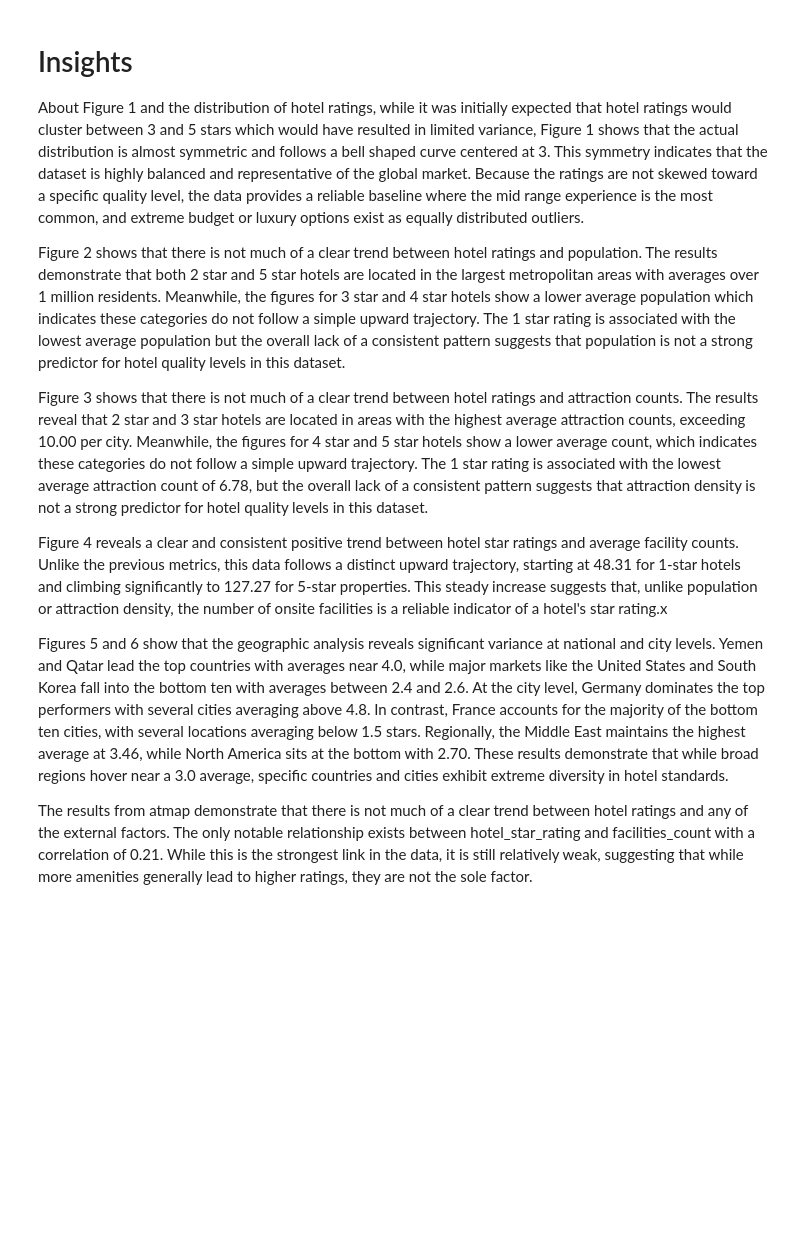
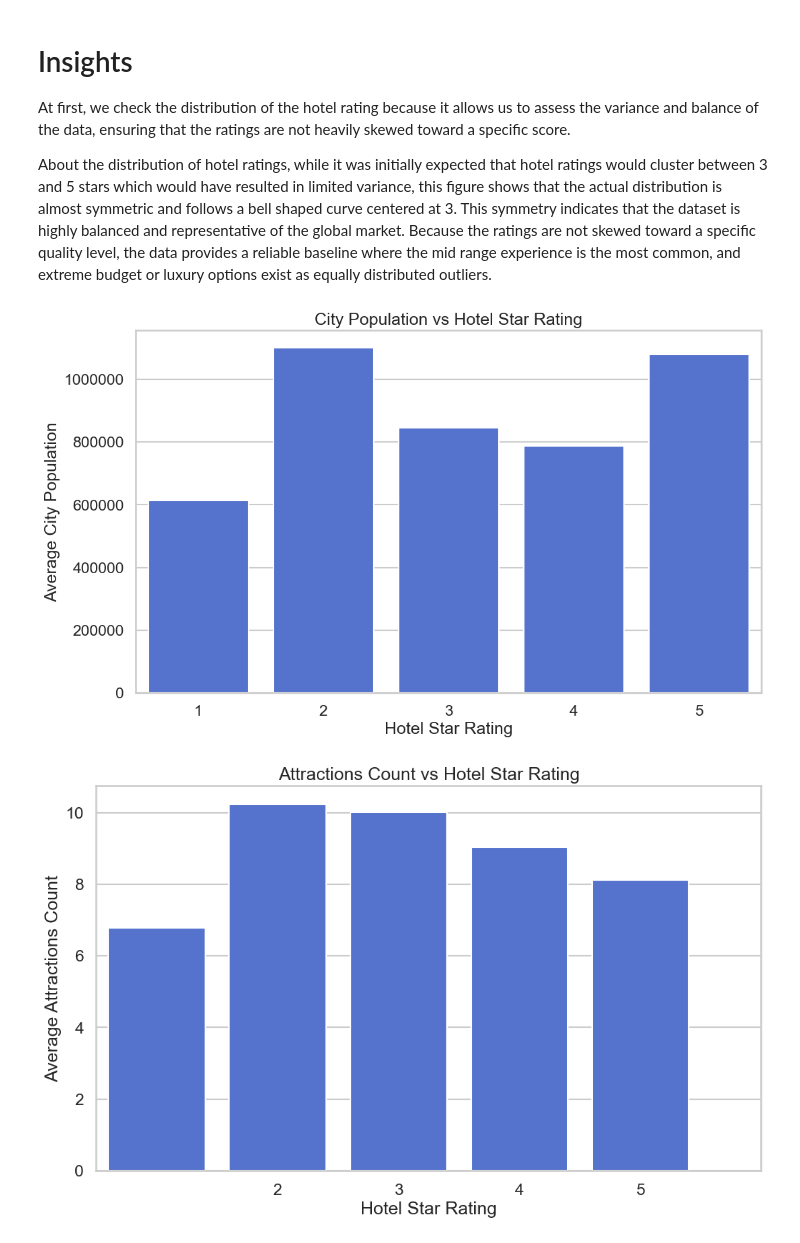
Before and after one commit to daniahsn/hotel-data-analysis, a Jupyter notebook: scripts/EDA/eda_notebook_local.ipynb, the cells around one changed output. Drawn from its saved outputs; the diff is of its cells as text; code cells hidden in the pictures; blank space fills up the shorter version.

```diff
--- a/scripts/EDA/eda_notebook_local.ipynb
+++ b/scripts/EDA/eda_notebook_local.ipynb
@@ -288,14 +21,71 @@ plt.show()
 # %% [markdown]
 # Insights
 
-About Figure 1 and the distribution of hotel ratings, while it was initially expected that hotel ratings would cluster between 3 and 5 stars which would have resulted in limited variance, Figure 1 shows that the actual distribution is almost symmetric and follows a bell shaped curve centered at 3. This symmetry indicates that the dataset is highly balanced and representative of the global market. Because the ratings are not skewed toward a specific quality level, the data provides a reliable baseline where the mid range experience is the most common, and extreme budget or luxury options exist as equally distributed outliers.
+At first, we check the distribution of the hotel rating because it allows us to assess the variance and balance of the data, ensuring that the ratings are not heavily skewed toward a specific score.
 
-Figure 2 shows that there is not much of a clear trend between hotel ratings and population. The results demonstrate that both 2 star and 5 star hotels are located in the largest metropolitan areas with averages over 1 million residents. Meanwhile, the figures for 3 star and 4 star hotels show a lower average population which indicates these categories do not follow a simple upward trajectory. The 1 star rating is associated with the lowest average population but the overall lack of a consistent pattern suggests that population is not a strong predictor for hotel quality levels in this dataset.
-
-Figure 3 shows that there is not much of a clear trend between hotel ratings and attraction counts. The results reveal that 2 star and 3 star hotels are located in areas with the highest average attraction counts, exceeding 10.00 per city. Meanwhile, the figures for 4 star and 5 star hotels show a lower average count, which indicates these categories do not follow a simple upward trajectory. The 1 star rating is associated with the lowest average attraction count of 6.78, but the overall lack of a consistent pattern suggests that attraction density is not a strong predictor for hotel quality levels in this dataset.
-
-Figure 4 reveals a clear and consistent positive trend between hotel star ratings and average facility counts. Unlike the previous metrics, this data follows a distinct upward trajectory, starting at 48.31 for 1-star hotels and climbing significantly to 127.27 for 5-star properties. This steady increase suggests that, unlike population or attraction density, the number of onsite facilities is a reliable indicator of a hotel's star rating.x
-
-Figures 5 and 6 show that the geographic analysis reveals significant variance at national and city levels. Yemen and Qatar lead the top countries with averages near 4.0, while major markets like the United States and South Korea fall into the bottom ten with averages between 2.4 and 2.6. At the city level, Germany dominates the top performers with several cities averaging above 4.8. In contrast, France accounts for the majority of the bottom ten cities, with several locations averaging below 1.5 stars. Regionally, the Middle East maintains the highest average at 3.46, while North America sits at the bottom with 2.70. These results demonstrate that while broad regions hover near a 3.0 average, specific countries and cities exhibit extreme diversity in hotel standards.
-
-The results from atmap demonstrate that there is not much of a clear trend between hotel ratings and any of the external factors. The only notable relationship exists between hotel_star_rating and facilities_count with a correlation of 0.21. While this is the strongest link in the data, it is still relatively weak, suggesting that while more amenities generally lead to higher ratings, they are not the sole factor.
+About the distribution of hotel ratings, while it was initially expected that hotel ratings would cluster between 3 and 5 stars which would have resulted in limited variance, this figure shows that the actual distribution is almost symmetric and follows a bell shaped curve centered at 3. This symmetry indicates that the dataset is highly balanced and representative of the global market. Because the ratings are not skewed toward a specific quality level, the data provides a reliable baseline where the mid range experience is the most common, and extreme budget or luxury options exist as equally distributed outliers.
+# %%
+# Figure hotel_start_rating vs all other 6 data
+# Figure 2
+plt.figure()
+sns.barplot(data=df, x='hotel_star_rating', y='city_population', estimator=np.mean, errorbar=None, color='royalblue')
+
+plt.ticklabel_format(style='plain', axis='y')
+plt.title('City Population vs Hotel Star Rating')
+plt.xlabel('Hotel Star Rating')
+plt.ylabel('Average City Population')
+plt.savefig('eda_2_bar_pop.png')
+
+# Figure 3
+plt.figure()
+sns.barplot(data=df, x='hotel_star_rating', y='attractions_count', estimator=np.mean, errorbar=None, color='royalblue')
+plt.title('Attractions Count vs Hotel Star Rating')
+plt.ticklabel_format(style='plain', axis='y')
+plt.xticks([1, 2, 3, 4, 5])
+plt.xlabel('Hotel Star Rating')
+plt.ylabel('Average Attractions Count')
+plt.savefig('eda_3_rating_vs_attractions.png')
+
+# Figure 4
+plt.figure()
+sns.barplot(data=df, x='hotel_star_rating', y='facilities_count', estimator=np.mean, errorbar=None, color='royalblue')
+plt.title('Facilities Count vs Hotel Star Rating')
+plt.ticklabel_format(style='plain', axis='y')
+plt.xticks([1, 2, 3, 4, 5])
+plt.xlabel('Hotel Star Rating')
+plt.ylabel('Average Facilities Count')
+plt.savefig('eda_4_rating_vs_facilities.png')
+
+# Figure 4.b
+plt.figure()
+sns.barplot(data=df, x='hotel_star_rating', y='facilities_keyword_hits', estimator=np.mean, errorbar=None, color='royalblue')
+plt.title('Facilities Keyword Hits vs Hotel Star Rating')
+plt.ticklabel_format(style='plain', axis='y')
+plt.xticks([1, 2, 3, 4, 5])
+plt.xlabel('Hotel Star Rating')
+plt.ylabel('Average Facilities Keyword Hits')
+plt.savefig('eda_4b_rating_vs_facilities_keyword_hits.png')
+
+# Figure 4.c
+plt.figure()
+sns.barplot(data=df, x='hotel_star_rating', y='hotel_latitude', estimator=np.mean, errorbar=None, color='royalblue')
+plt.title('Hotel Latitude vs Hotel Star Rating')
+plt.ticklabel_format(style='plain', axis='y')
+plt.xticks([1, 2, 3, 4, 5])
+plt.xlabel('Hotel Star Rating')
+plt.ylabel('Average Hotel Latitude')
+plt.savefig('eda_4c_rating_vs_hotel_latitude.png')
+
+# Figure 4.d
+plt.figure()
+sns.barplot(data=df, x='hotel_star_rating', y='hotel_longitude', estimator=lambda x: np.mean(np.abs(x)), errorbar=None, color='royalblue')
+plt.title('Hotel Longitude vs Hotel Star Rating')
+plt.ticklabel_format(style='plain', axis='y')
+plt.xticks([1, 2, 3, 4, 5])
+plt.xlabel('Hotel Star Rating')
+plt.ylabel('Average Hotel Longitude')
+plt.savefig('eda_4d_rating_vs_hotel_longitude.png')
+plt.show()
+# %% [output]
+[figure, added]
+[figure, added]
```
Also changed, not shown: parts of 8 cells of this notebook.
